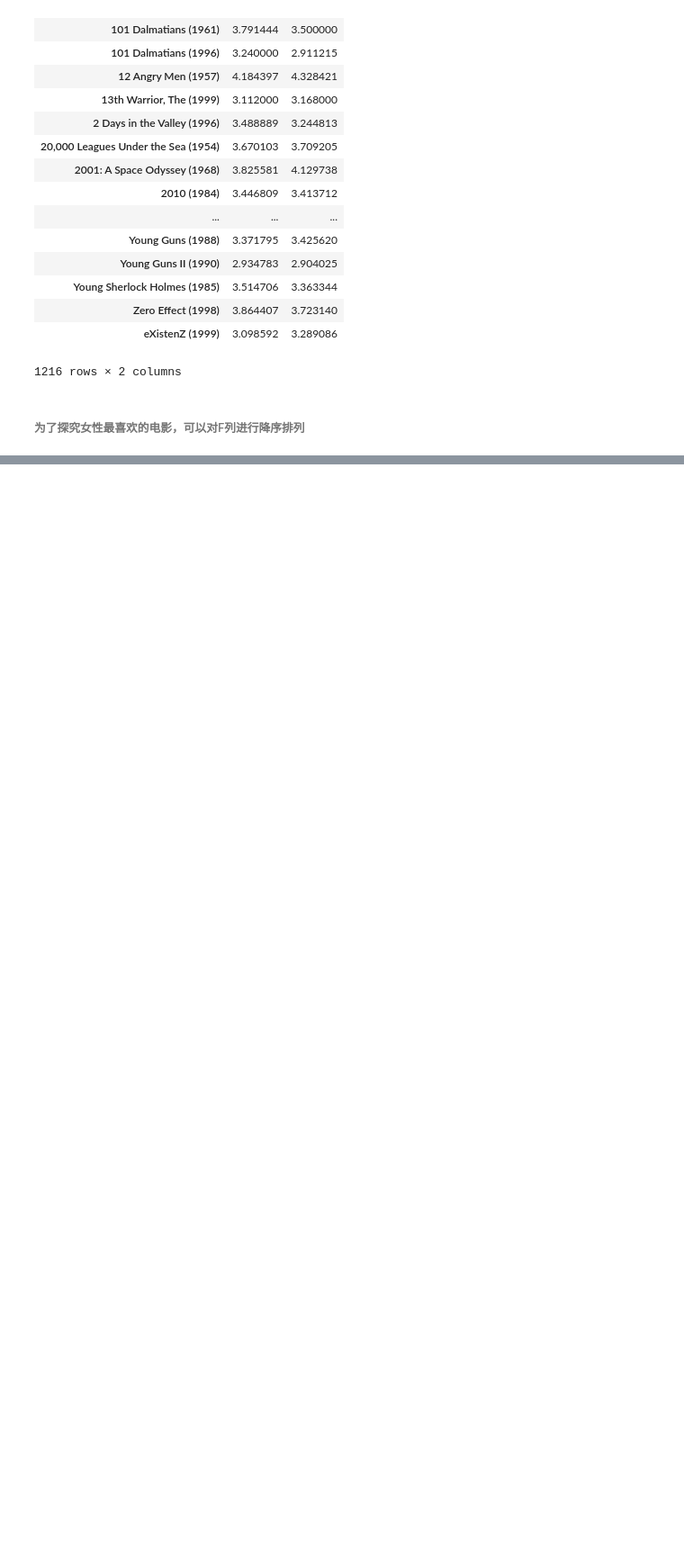
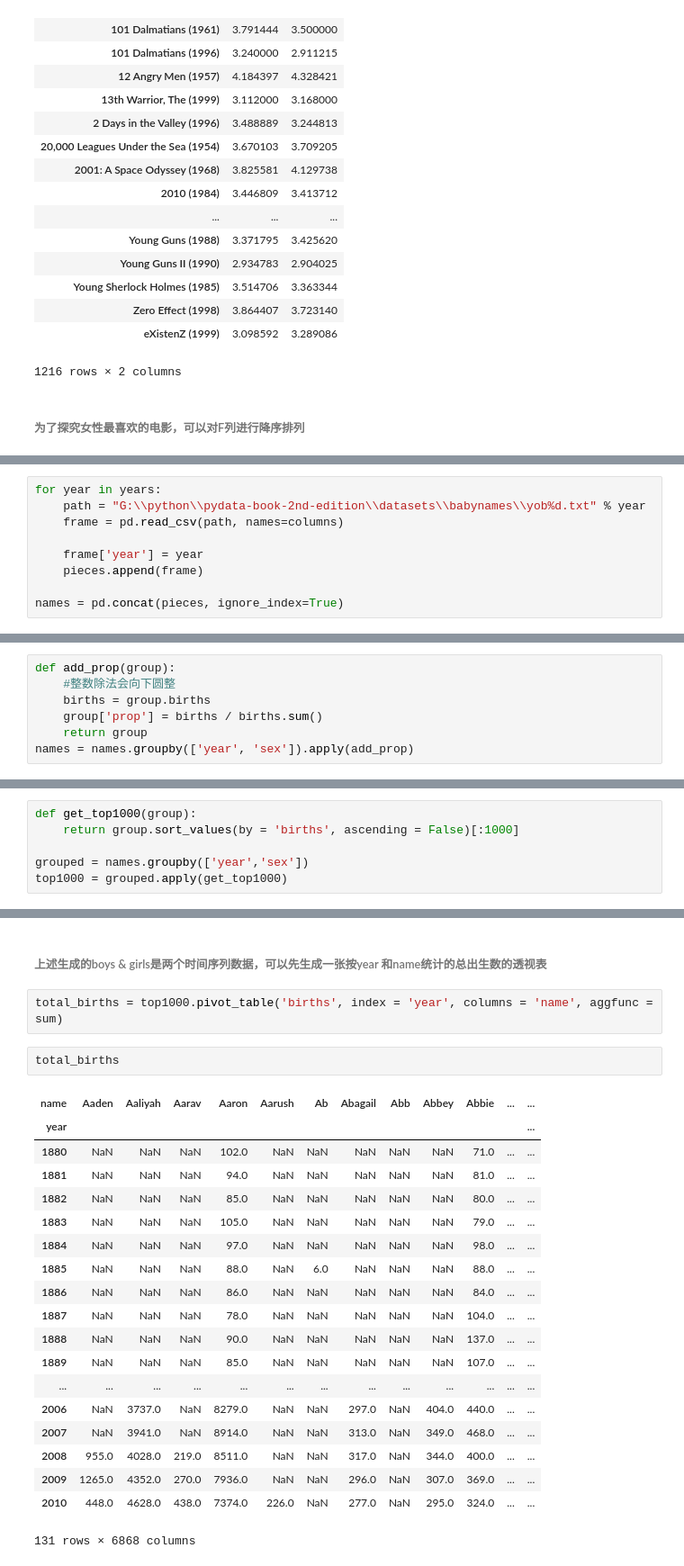
Before and after one commit to teresaj/learn-python, a Jupyter notebook: pda/PDAnotebook-chp2.ipynb, the cells around one changed output, grey strips where cells are left out. Shown: that part at 90% size. Drawn from its saved outputs; the diff is of its cells as text; blank space fills up the shorter version.

```diff
--- a/pda/PDAnotebook-chp2.ipynb
+++ b/pda/PDAnotebook-chp2.ipynb
@@ -1641,0 +1729,9 @@ sorted_by_diff[:15]
+# %%
+for year in years:
+    path = "G:\\python\\pydata-book-2nd-edition\\datasets\\babynames\\yob%d.txt" % year
+    frame = pd.read_csv(path, names=columns)
+
+    frame['year'] = year
+    pieces.append(frame)
+
+names = pd.concat(pieces, ignore_index=True)
@@ -1641,0 +1776,7 @@ sorted_by_diff[:15]
+# %%
+def add_prop(group):
+    #整数除法会向下圆整
+    births = group.births
+    group['prop'] = births / births.sum()
+    return group
+names = names.groupby(['year', 'sex']).apply(add_prop)
@@ -1641,0 +1836,6 @@ sorted_by_diff[:15]
+# %%
+def get_top1000(group):
+    return group.sort_values(by = 'births', ascending = False)[:1000]
+
+grouped = names.groupby(['year','sex'])
+top1000 = grouped.apply(get_top1000)
@@ -1641,0 +1869,26 @@ sorted_by_diff[:15]
+# %% [markdown]
+###### 上述生成的boys & girls是两个时间序列数据，可以先生成一张按year 和name统计的总出生数的透视表
+# %%
+total_births = top1000.pivot_table('births', index = 'year', columns = 'name', aggfunc = sum)
+# %%
+total_births
+# %% [output]
+| name | Aaden | Aaliyah | Aarav | Aaron | Aarush | Ab | Abagail | Abb | Abbey | Abbie | ... | ... |
+| year |  |  |  |  |  |  |  |  |  |  |  | ... |
+| 1880 | NaN | NaN | NaN | 102.0 | NaN | NaN | NaN | NaN | NaN | 71.0 | ... | ... |
+| 1881 | NaN | NaN | NaN | 94.0 | NaN | NaN | NaN | NaN | NaN | 81.0 | ... | ... |
+| 1882 | NaN | NaN | NaN | 85.0 | NaN | NaN | NaN | NaN | NaN | 80.0 | ... | ... |
+| 1883 | NaN | NaN | NaN | 105.0 | NaN | NaN | NaN | NaN | NaN | 79.0 | ... | ... |
+| 1884 | NaN | NaN | NaN | 97.0 | NaN | NaN | NaN | NaN | NaN | 98.0 | ... | ... |
+| 1885 | NaN | NaN | NaN | 88.0 | NaN | 6.0 | NaN | NaN | NaN | 88.0 | ... | ... |
+| 1886 | NaN | NaN | NaN | 86.0 | NaN | NaN | NaN | NaN | NaN | 84.0 | ... | ... |
+| 1887 | NaN | NaN | NaN | 78.0 | NaN | NaN | NaN | NaN | NaN | 104.0 | ... | ... |
+| 1888 | NaN | NaN | NaN | 90.0 | NaN | NaN | NaN | NaN | NaN | 137.0 | ... | ... |
+| 1889 | NaN | NaN | NaN | 85.0 | NaN | NaN | NaN | NaN | NaN | 107.0 | ... | ... |
+| ... | ... | ... | ... | ... | ... | ... | ... | ... | ... | ... | ... | ... |
+| 2006 | NaN | 3737.0 | NaN | 8279.0 | NaN | NaN | 297.0 | NaN | 404.0 | 440.0 | ... | ... |
+| 2007 | NaN | 3941.0 | NaN | 8914.0 | NaN | NaN | 313.0 | NaN | 349.0 | 468.0 | ... | ... |
+| 2008 | 955.0 | 4028.0 | 219.0 | 8511.0 | NaN | NaN | 317.0 | NaN | 344.0 | 400.0 | ... | ... |
+| 2009 | 1265.0 | 4352.0 | 270.0 | 7936.0 | NaN | NaN | 296.0 | NaN | 307.0 | 369.0 | ... | ... |
+| 2010 | 448.0 | 4628.0 | 438.0 | 7374.0 | 226.0 | NaN | 277.0 | NaN | 295.0 | 324.0 | ... | ... |
+131 rows × 6868 columns
```
Also changed, not shown: parts of 58 cells of this notebook, 1 other file.
